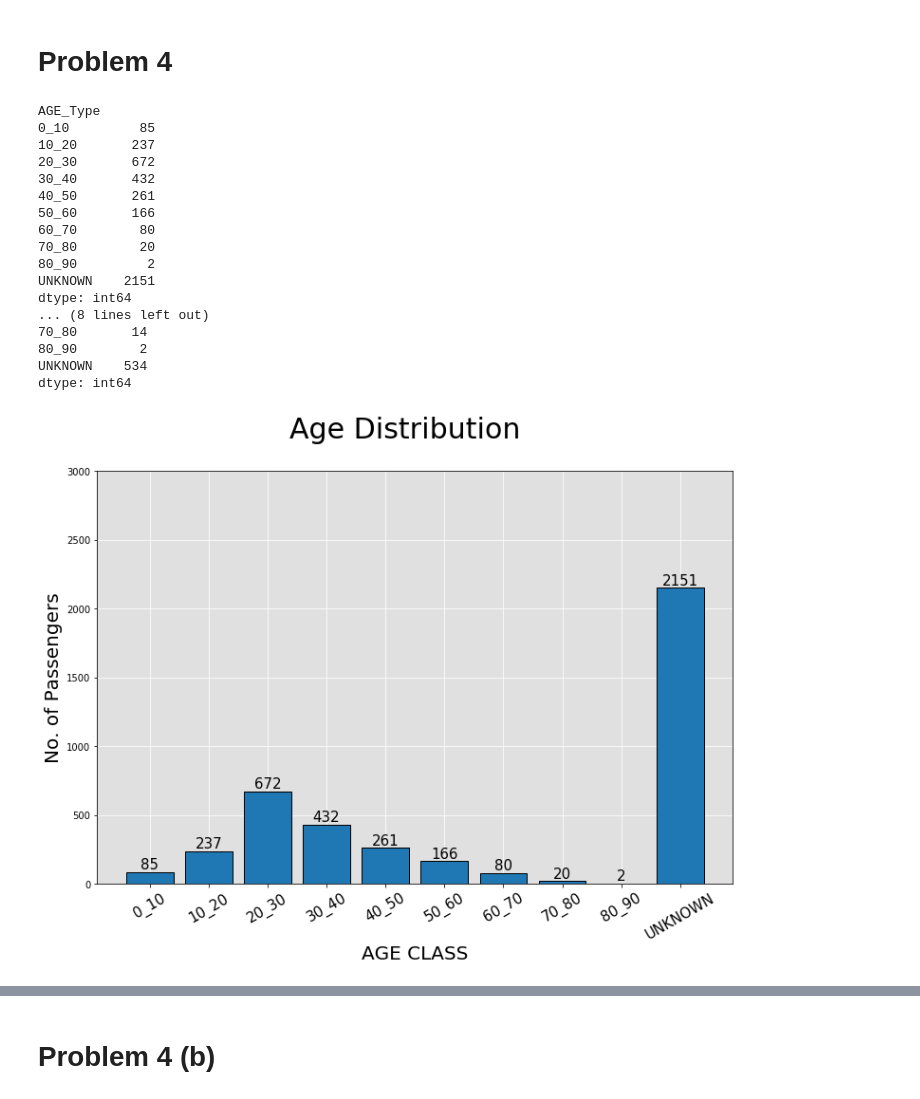
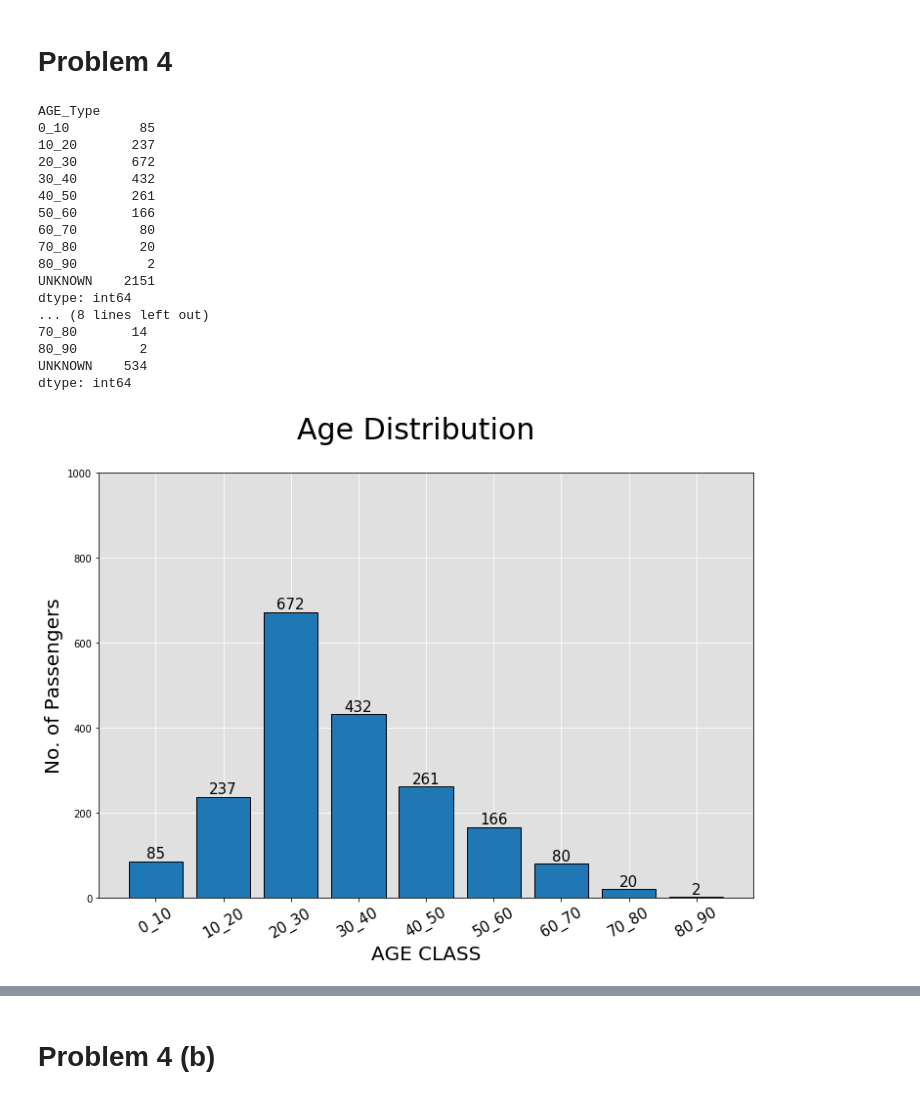
Before and after one commit to Mani117/Panda_Basics, a Jupyter notebook: RASSI.ipynb, the cells around one changed output, grey strips where cells are left out. Saved outputs shown, nothing was run; the diff lists cells and outputs as text; code cells hidden in the pictures.

```diff
--- a/RASSI.ipynb
+++ b/RASSI.ipynb
@@ -204,33 +204,33 @@ OCC_M1_FAT_value = []
 
 for name, value in GRP_M1_CLASS_OCC:
     if (name != "UNKNOWN"):
         OCC_M1_name.append(name)
         OCC_M1_value.append(len(value))
 for name, value in GRP_M1_FAT_CLASS_OCC:
     if (name != "UNKNOWN"):
         OCC_M1_FAT_name.append(name)
         OCC_M1_FAT_value.append(len(value))
 
 #print(OCC_M1_value)
 
-Bar_plot(Values = GRP_M1_CLASS_OCC.size().values, Labels = GRP_M1_CLASS_OCC.size().index.values, Data_lab = GRP_M1_CLASS_OCC.size().values , Title = "Age Distribution", Xlabel = "AGE CLASS", Ylabel = "No. of Passengers", Ymin = 0, Ymax = 3000)
-Bar_plot(Values = GRP_M1_FAT_CLASS_OCC.size().values, Labels = GRP_M1_FAT_CLASS_OCC.size().index.values, Data_lab = GRP_M1_FAT_CLASS_OCC.size().values , Title = "Age Distribution (Critical)", Xlabel = "AGE CLASS", Ylabel = "No. of Passengers (Critical)", Ymin = 0, Ymax = 3000)
+Bar_plot(Values = OCC_M1_value, Labels = OCC_M1_name, Data_lab = OCC_M1_value , Title = "Age Distribution", Xlabel = "AGE CLASS", Ylabel = "No. of Passengers", Ymin = 0, Ymax = 1000)
+Bar_plot(Values = OCC_M1_FAT_value, Labels = OCC_M1_FAT_name, Data_lab = OCC_M1_FAT_value , Title = "Age Distribution (Critical)", Xlabel = "AGE CLASS", Ylabel = "No. of Passengers (Critical)", Ymin = 0, Ymax = 1000)
 # %% [output]
 AGE_Type
 0_10         85
 10_20       237
 20_30       672
 30_40       432
 40_50       261
 50_60       166
 60_70        80
 70_80        20
 80_90         2
 UNKNOWN    2151
 dtype: int64
 ... (8 lines left out)
 70_80       14
 80_90        2
 UNKNOWN    534
 dtype: int64
-[figure, old version]
+[figure, new version]
```
Also changed, not shown: parts of 2 cells of this notebook.
